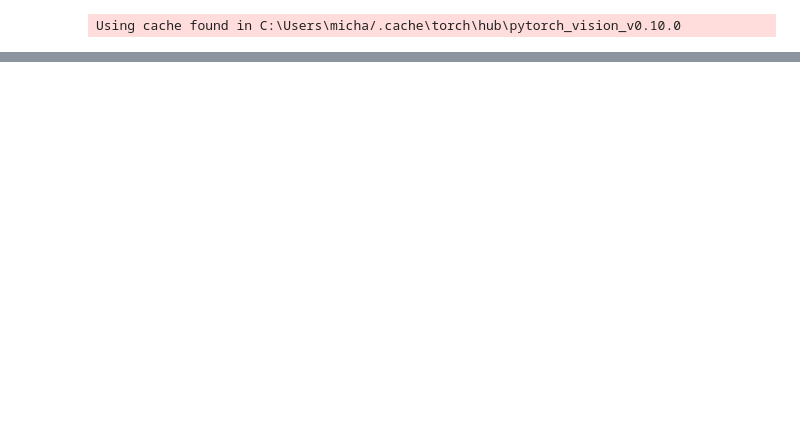
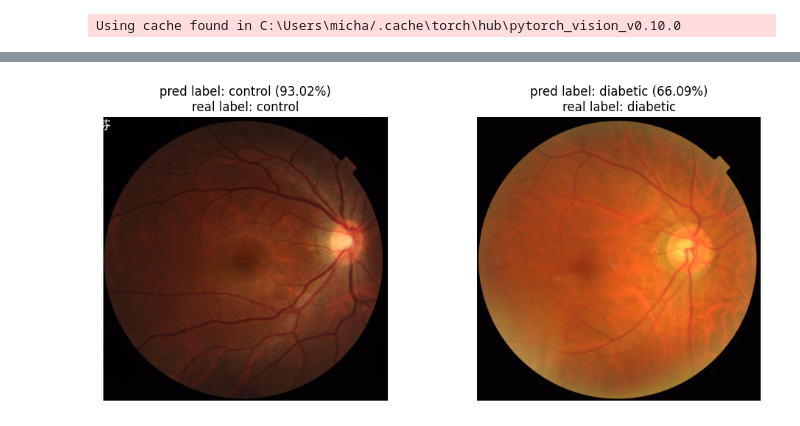
Before and after one commit to Mpasiowiec/Analiza-obrazu-i-diagnozowanie-cukrzycy-na-podstawie-zdjec-dna-oka, a Jupyter notebook: densenet/DenseNet.ipynb, the cells around one changed output, grey strips where cells are left out. Drawn from its saved outputs; the diff is of its cells as text; code cells hidden in the pictures; blank space fills up the shorter version.

```diff
--- a/densenet/DenseNet.ipynb
+++ b/densenet/DenseNet.ipynb
@@ -316,3 +317,28 @@ plt.savefig(nm_model+'_plot.jpg')
 # model_ft.load_state_dict(torch.load('models/dens_4b_24e_17m.pt'))
 
 torch.cuda.empty_cache()
+# %%
+paths = ["data/data_m/test/control/193_N.png", "data/data_m/test/retina/81_D.png"]
+fig, ax = plt.subplots(1, 2, figsize=(12, 5))
+
+for i, pathImageFile in enumerate(paths):
+
+    if pathImageFile.split('\\')[-1].split('.')[0].split('_')[1]=='c' or pathImageFile.split('\\')[-1].split('.')[0].split('_')[-1] in ['h', 'N']:
+        true_leb = 'control'
+    else:
+        true_leb = 'diabetic'
+
+    imageData = Image.open(pathImageFile).convert('RGB')
+    imageDataN = data_transforms['test'](imageData)
+    imageDataN = imageDataN.unsqueeze_(0).cuda()
+    output = model_ft(imageDataN)
+    prop = round((torch.sigmoid(output[0])[torch.max(output,1)[1]].item())*100,2)
+    classes = ['control', 'diabetic']
+    label = classes[torch.max(output,1)[1]] + ' (' + str(prop) + '%)'
+
+    ax[i].imshow((imageData ))
+    ax[i].set_title('pred label: '+label+('\nreal label: '+true_leb))
+    ax[i].axis("off")
+fig.savefig(nm_model+'_viz.jpg')
+# %% [output]
+[figure, added]
```
Also changed, not shown: parts of 5 cells of this notebook, 16 other files.
